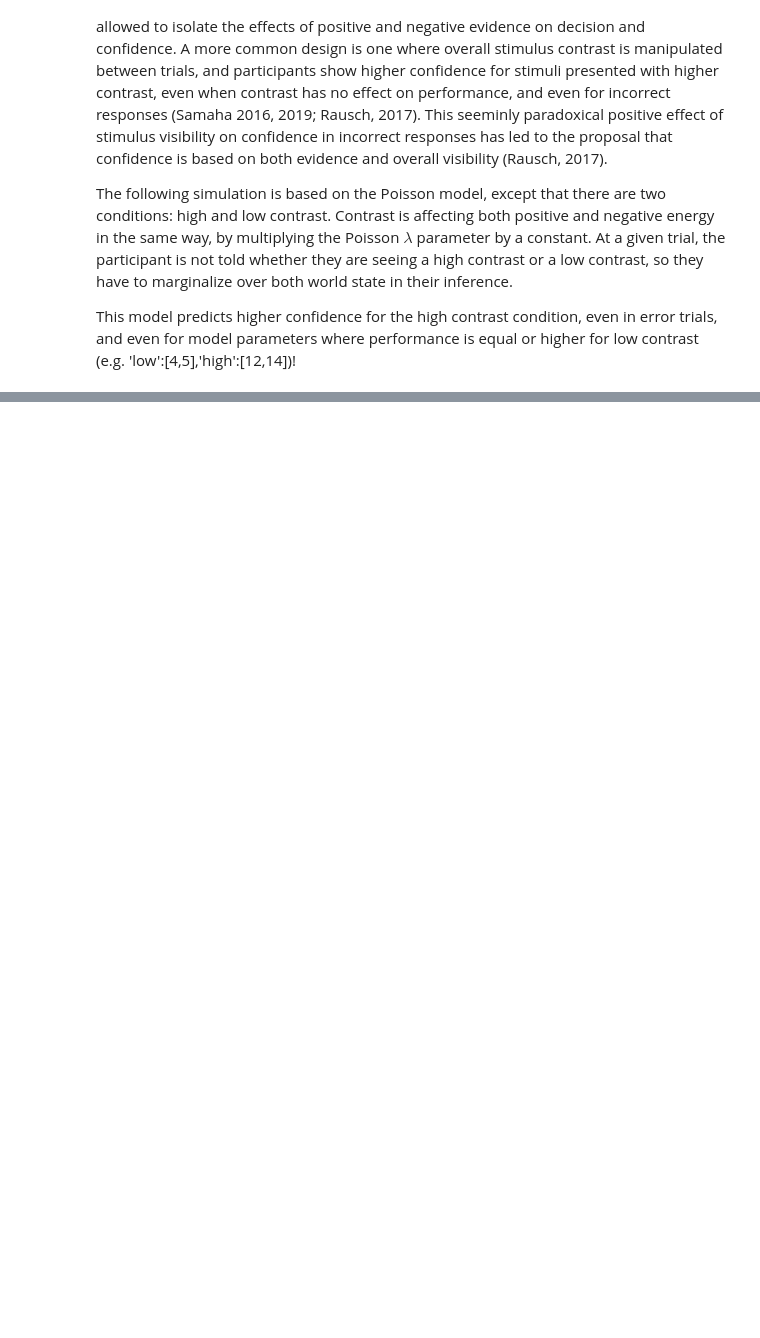
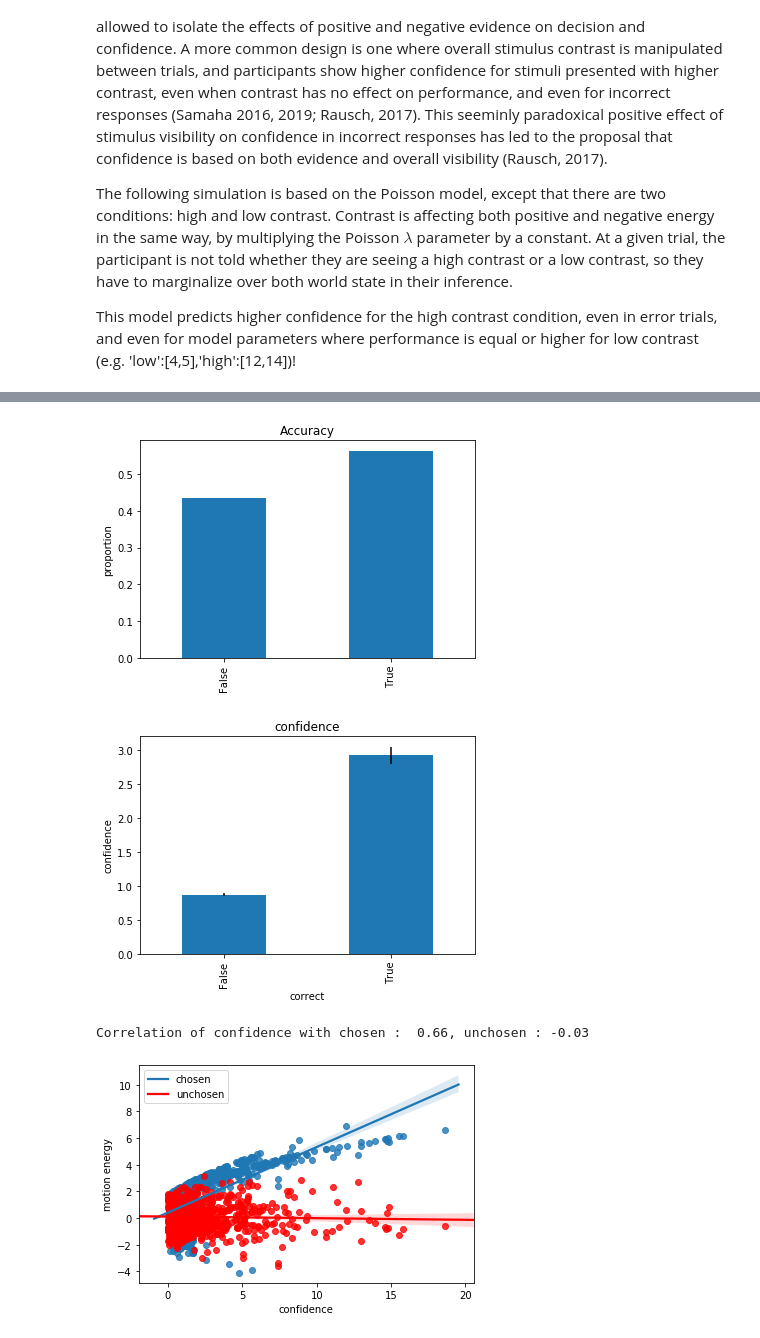
Before and after one commit to matanmazor/PEB, a Jupyter notebook: PEB.ipynb, the cells around one changed output, grey strips where cells are left out. Saved outputs shown, nothing was run; the diff lists cells and outputs as text; code cells hidden in the pictures; blank space fills up the shorter version.

Commit message:
detection

```diff
--- a/PEB.ipynb
+++ b/PEB.ipynb
@@ -274,3 +283,80 @@ model04.plotPEB()
+# %%
+def pseudoDisLabels(direction, response):
+    if direction == 'r':
+        if response == 'p':
+            return 'r'
+        else:
+            return 'l'
+    else:
+        if response == 'p':
+            return 'l'
+        else:
+            return 'p'
+
+class DetectionModel(Model):
+
+    def runModel(self, num_trials):
+
+        # first, decide which is the true direction in each trial (p=0.5)
+        self.df['direction'] = ['r' if flip else 'l' for flip in np.random.binomial(1,0.5,num_trials)]
+
+        # decide whether motion is present or absent. ONLY PRESENT TRIALS
+        self.df['motion'] = ['p' if flip else 'a' for flip in np.random.binomial(1,1,num_trials)]
+
+        self.getMotionEnergy()
+
+        self.extractLLR()
+
+        self.makeDecision()
+
+        self.rateConfidence()
+
+        self.df['correct'] = self.df.apply(lambda row: row.motion==row.decision, axis=1)
+
+        #energy in chosen direction
+        self.df['E_c'] = self.df.apply(lambda row: row.E_r if pseudoDisLabels(row.direction, row.decision)=='r' else row.E_l, axis=1)
+
+        #energy in unchosen direction
+        self.df['E_u'] = self.df.apply(lambda row: row.E_l if pseudoDisLabels(row.direction, row.decision)=='r' else row.E_r, axis=1)
+
+    def getMotionEnergy(self):
+    # sample the motion energy for left and right as a function of the true direction
+        self.df['E_r'] = self.df.apply(lambda row: np.random.normal(self.mu[1] if row.direction=='r' and row.motion=='p' else self.mu[0],\
+                               self.sigma[1]**2 if row.direction=='r' and row.motion =='p' else self.sigma[0]**2), axis=1)
+
+        self.df['E_l'] = self.df.apply(lambda row: np.random.normal(self.mu[1] if row.direction=='l' and row.motion == 'p' else self.mu[0],\
+                               self.sigma[1]**2 if row.direction=='l' and row.motion == 'p' else self.sigma[0]**2), axis=1)
+
+    def extractLLR(self):
+
+        # extract the Log Likelihood Ratio (LLR) log(p(Er|present))-log(p(Er|absent))
+        # + log(p(El|present))-log(p(El|absent))
+        self.df['LLR'] = self.df.apply(lambda row: \
+                            np.log(0.5*norm.pdf(row.E_r,self.mu[1],self.sigma[1]**2) * \
+                            norm.pdf(row.E_l,self.mu[0],self.sigma[0]**2) + \
+                            0.5*norm.pdf(row.E_l,self.mu[1],self.sigma[1]**2) *  \
+                            norm.pdf(row.E_l,self.mu[1],self.sigma[1]**2))- \
+                            np.log(norm.pdf(row.E_r,self.mu[0],self.sigma[0]**2)) - \
+                            np.log(norm.pdf(row.E_l, self.mu[0],self.sigma[0])), axis=1)
+    def makeDecision(self):
+
+        # we assume that our participant just chooses the direction associated with higher likelihood
+        self.df['decision'] =  self.df.apply(lambda row: 'p' if row.LLR>0 else 'a', axis=1)
+
+    def rateConfidence(self):
+
+        # and rates their confidence in proportion to the absolute LLR
+        self.df['confidence'] = abs(self.df['LLR'])
+
+model05 = DetectionModel(mu=[0,1.5],sigma=[1,1.3])
+model05.runModel(num_trials = 1000)
+model05.plot()
+model05.plotPEB()
+# %% [output]
+[figure, added]
+[figure, added]
+Correlation of confidence with chosen :  0.66, unchosen : -0.03
+[figure, added]
 # %% [markdown]
 ## Conclusion
 
```
Also changed, not shown: parts of 3 cells of this notebook.
